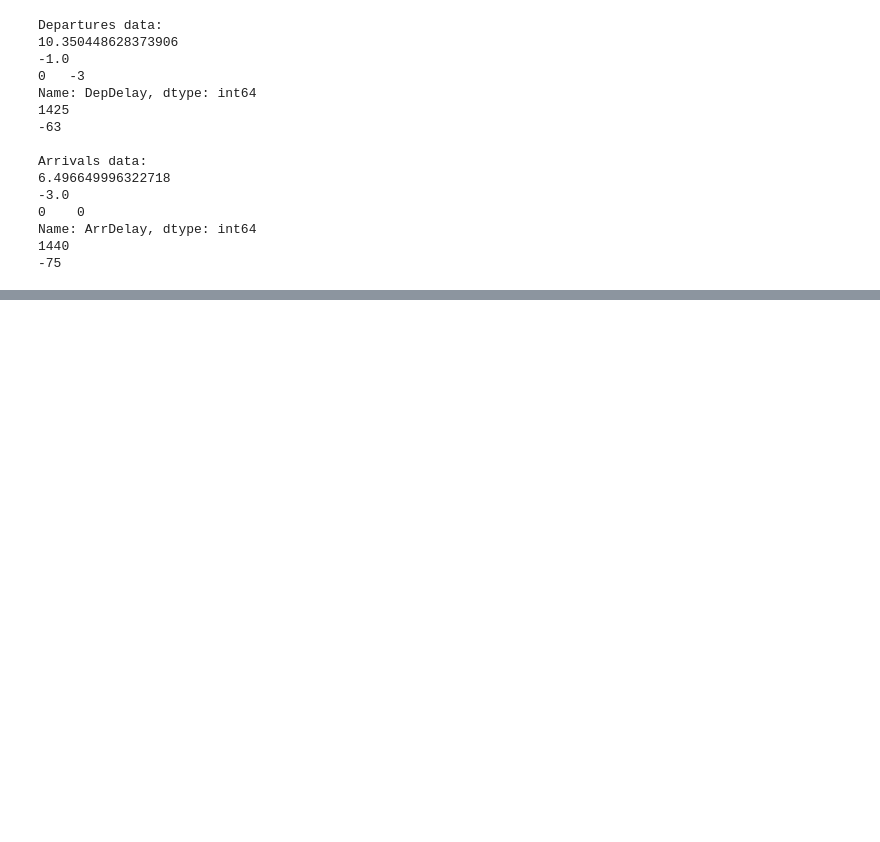
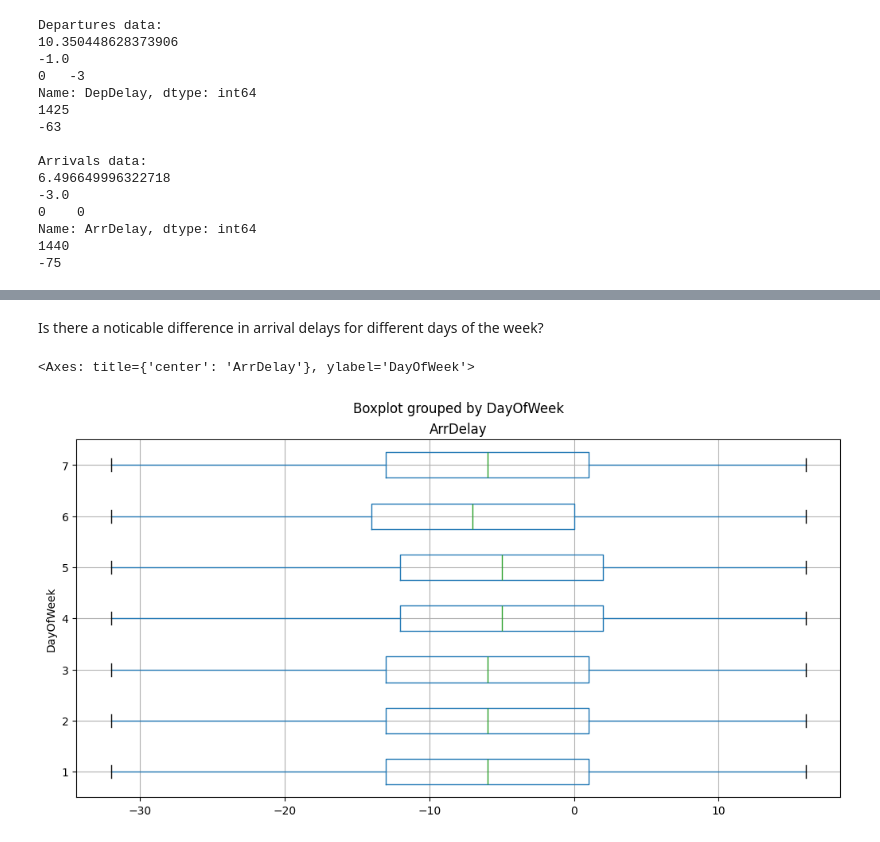
Before and after one commit to riccardodanna/ITS_PrimaRepo, a Jupyter notebook: Esercizio voli.ipynb, the cells around one changed output, grey strips where cells are left out. Drawn from its saved outputs; the diff is of its cells as text; code cells hidden in the pictures; blank space fills up the shorter version.

```diff
--- a/Esercizio voli.ipynb
+++ b/Esercizio voli.ipynb
@@ -117,0 +186,7 @@ def show_distribution (col):
+# %% [markdown]
+Is there a noticable difference in arrival delays for different days of the week?
+# %%
+df_flights.boxplot(column='ArrDelay', by='DayOfWeek', figsize=(12,6), vert=False)
+# %% [output]
+<Axes: title={'center': 'ArrDelay'}, ylabel='DayOfWeek'>
+[figure, added]
```
Also changed, not shown: parts of 18 cells of this notebook.
